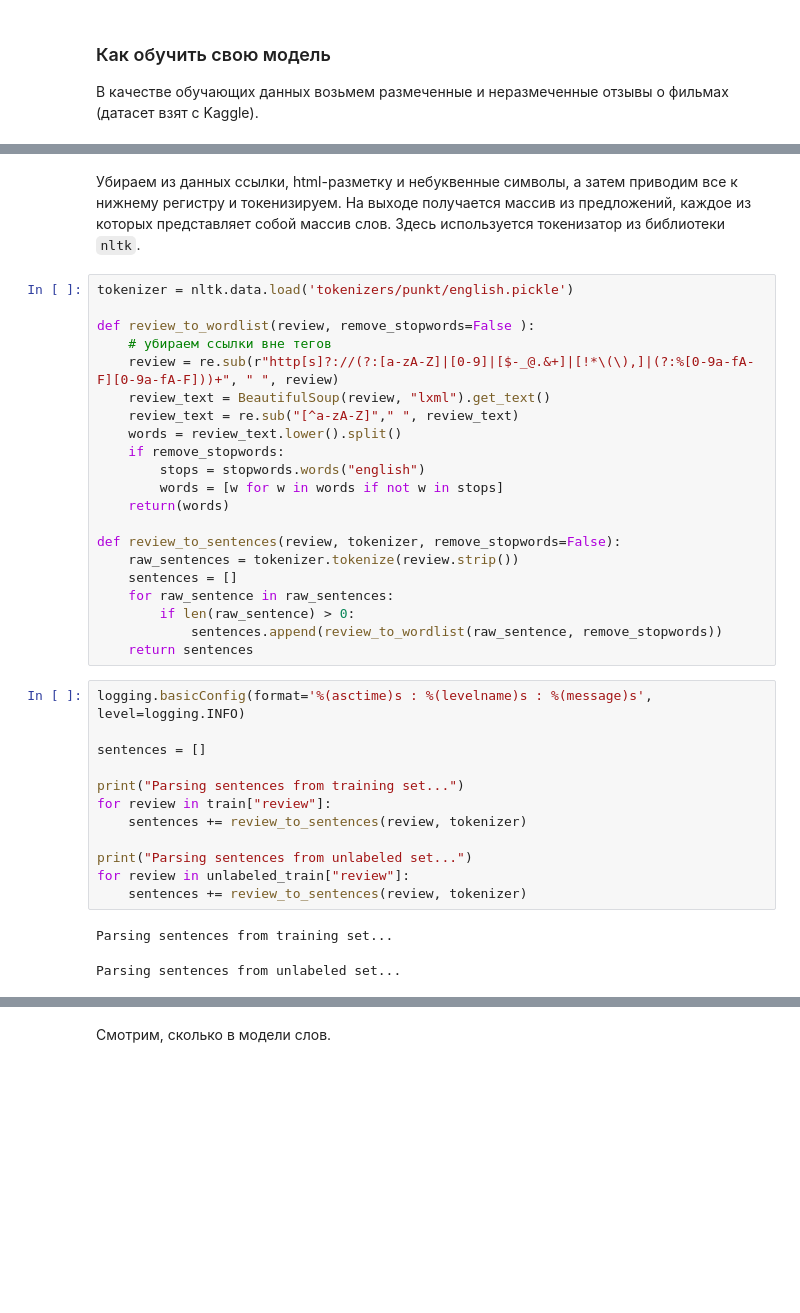
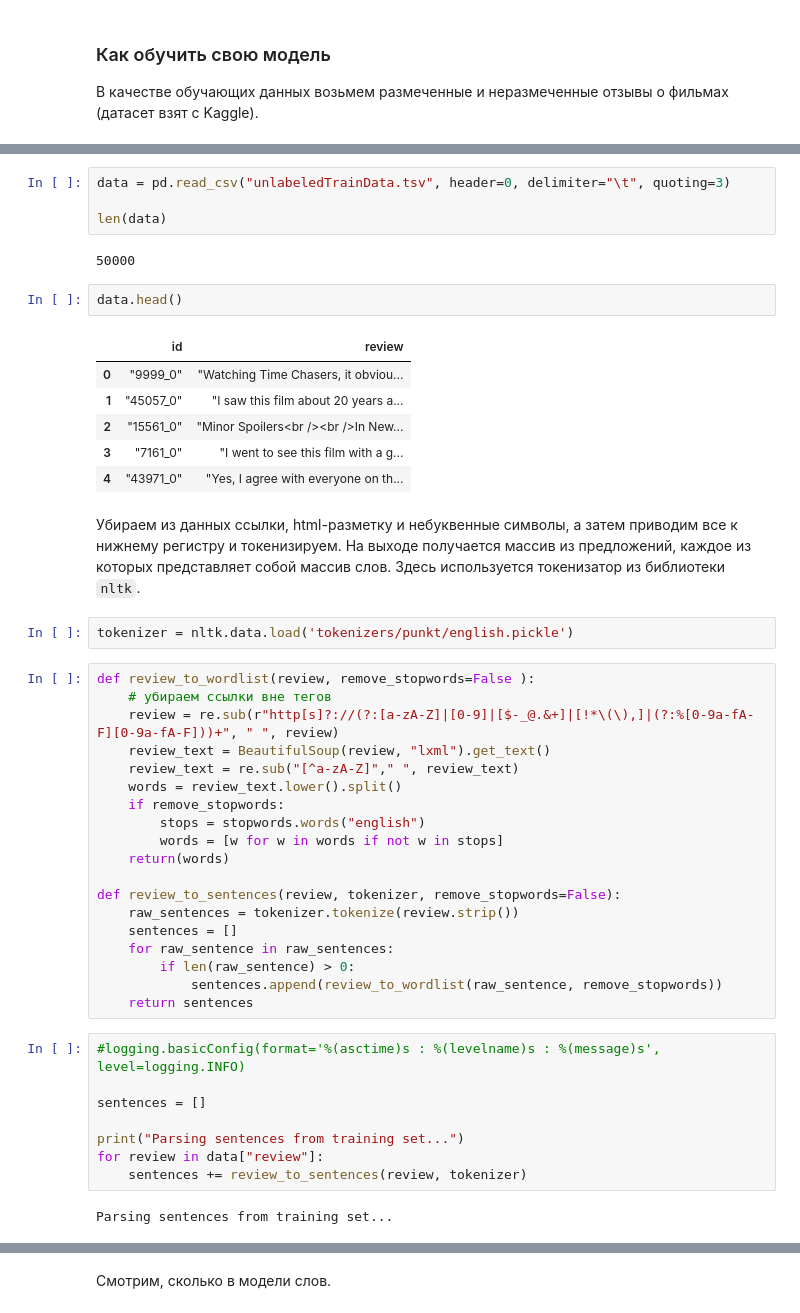
Before and after one commit to Combo-Breaker/NLP_DPO_2020, a Jupyter notebook: sem_01/1. Embeddings.ipynb, the cells around one changed output, grey strips where cells are left out. Drawn from its saved outputs; the diff is of its cells as text; blank space fills up the shorter version.

```diff
--- a/sem_01/1. Embeddings.ipynb
+++ b/sem_01/1. Embeddings.ipynb
@@ -164,8 +164,23 @@ Read 25000 labeled train reviews, 25000 labeled test reviews, and 50000 unlabele
+# %%
+data = pd.read_csv("unlabeledTrainData.tsv", header=0, delimiter="\t", quoting=3)
+
+len(data)
+# %% [output]
+50000
+# %%
+data.head()
+# %% [output]
+|  | id | review |
+| 0 | "9999_0" | "Watching Time Chasers, it obviou... |
+| 1 | "45057_0" | "I saw this film about 20 years a... |
+| 2 | "15561_0" | "Minor Spoilers<br /><br />In New... |
+| 3 | "7161_0" | "I went to see this film with a g... |
+| 4 | "43971_0" | "Yes, I agree with everyone on th... |
 # %% [markdown]
 Убираем из данных ссылки, html-разметку и небуквенные символы, а затем приводим все к нижнему регистру и токенизируем. На выходе получается массив из предложений, каждое из которых представляет собой массив слов. Здесь используется токенизатор из библиотеки `nltk`.
+# %%
+tokenizer = nltk.data.load('tokenizers/punkt/english.pickle')
 # %%
-tokenizer = nltk.data.load('tokenizers/punkt/english.pickle')
-
 def review_to_wordlist(review, remove_stopwords=False ):
     # убираем ссылки вне тегов
     review = re.sub(r"http[s]?://(?:[a-zA-Z]|[0-9]|[$-_@.&+]|[!*\(\),]|(?:%[0-9a-fA-F][0-9a-fA-F]))+", " ", review)
@@ -185,20 +200,15 @@ def review_to_sentences(review, tokenizer, remove_stopwords=False):
             sentences.append(review_to_wordlist(raw_sentence, remove_stopwords))
     return sentences
 # %%
-logging.basicConfig(format='%(asctime)s : %(levelname)s : %(message)s', level=logging.INFO)
+#logging.basicConfig(format='%(asctime)s : %(levelname)s : %(message)s', level=logging.INFO)
 
 sentences = []
 
 print("Parsing sentences from training set...")
-for review in train["review"]:
+for review in data["review"]:
     sentences += review_to_sentences(review, tokenizer)
-
-print("Parsing sentences from unlabeled set...")
-for review in unlabeled_train["review"]:
-    sentences += review_to_sentences(review, tokenizer)
 # %% [output]
 Parsing sentences from training set...
-Parsing sentences from unlabeled set...
 # %%
 print(len(sentences))
 print(sentences[0])
```
Also changed, not shown: parts of 87 cells of this notebook.
